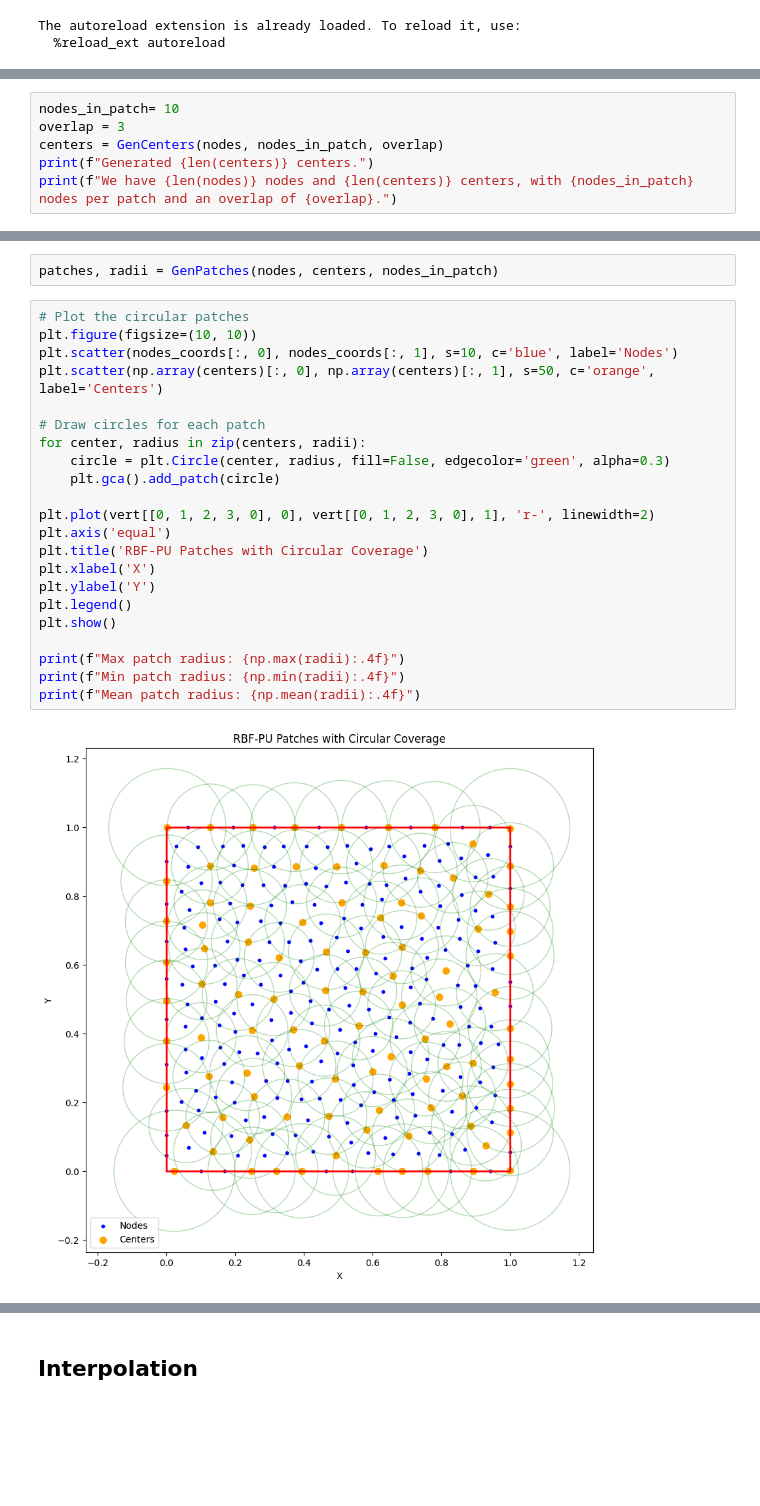
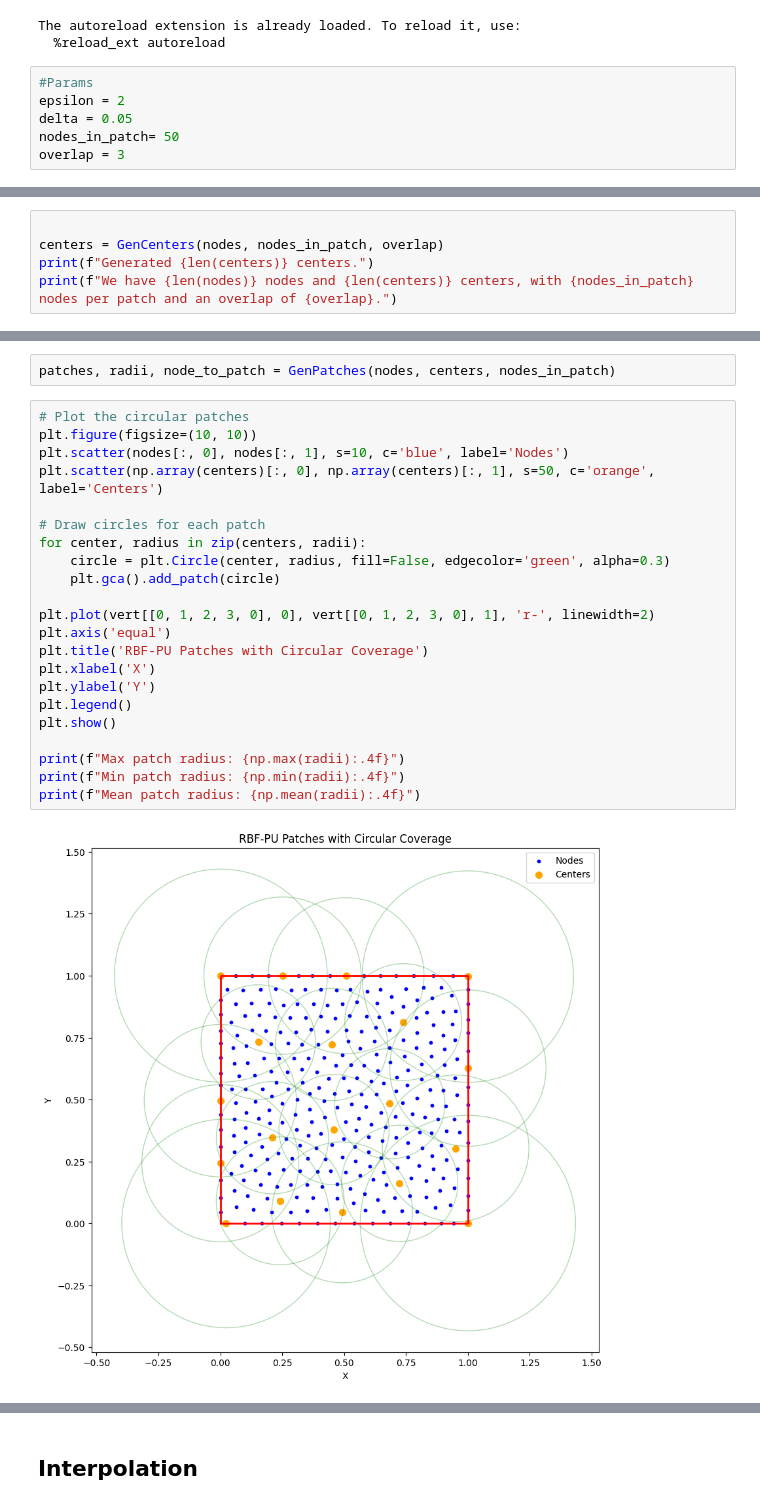
Before and after one commit to redhorn144/cs-554, a Jupyter notebook: pura/pu/PuTestbed.ipynb, the cells around one changed output, grey strips where cells are left out. Saved outputs shown, nothing was run; the diff lists cells and outputs as text; blank space fills up the shorter version.

```diff
--- a/pura/pu/PuTestbed.ipynb
+++ b/pura/pu/PuTestbed.ipynb
@@ -10,4 +10,10 @@ import matplotlib.pyplot as plt
 # %% [output]
 The autoreload extension is already loaded. To reload it, use:
   %reload_ext autoreload
+# %%
+#Params
+epsilon = 2
+delta = 0.05
+nodes_in_patch= 50
+overlap = 3
 # %%
@@ -32,6 +23,5 @@ Generated 2 nodes.
 # %%
-nodes_in_patch= 10
-overlap = 3
+
 centers = GenCenters(nodes, nodes_in_patch, overlap)
 print(f"Generated {len(centers)} centers.")
 print(f"We have {len(nodes)} nodes and {len(centers)} centers, with {nodes_in_patch} nodes per patch and an overlap of {overlap}.")
@@ -56,26 +31,26 @@ Generated 2 nodes.
 # %%
-patches, radii = GenPatches(nodes, centers, nodes_in_patch)
+patches, radii, node_to_patch = GenPatches(nodes, centers, nodes_in_patch)
 # %%
 # Plot the circular patches
 plt.figure(figsize=(10, 10))
-plt.scatter(nodes_coords[:, 0], nodes_coords[:, 1], s=10, c='blue', label='Nodes')
+plt.scatter(nodes[:, 0], nodes[:, 1], s=10, c='blue', label='Nodes')
 plt.scatter(np.array(centers)[:, 0], np.array(centers)[:, 1], s=50, c='orange', label='Centers')
 
 # Draw circles for each patch
 for center, radius in zip(centers, radii):
     circle = plt.Circle(center, radius, fill=False, edgecolor='green', alpha=0.3)
     plt.gca().add_patch(circle)
 
 plt.plot(vert[[0, 1, 2, 3, 0], 0], vert[[0, 1, 2, 3, 0], 1], 'r-', linewidth=2)
 plt.axis('equal')
 plt.title('RBF-PU Patches with Circular Coverage')
 plt.xlabel('X')
 plt.ylabel('Y')
 plt.legend()
 plt.show()
 
 print(f"Max patch radius: {np.max(radii):.4f}")
 print(f"Min patch radius: {np.min(radii):.4f}")
 print(f"Mean patch radius: {np.mean(radii):.4f}")
 # %% [output]
-[figure, old version]
+[figure, new version]
```
Also changed, not shown: parts of 12 cells of this notebook, 2 other files.
